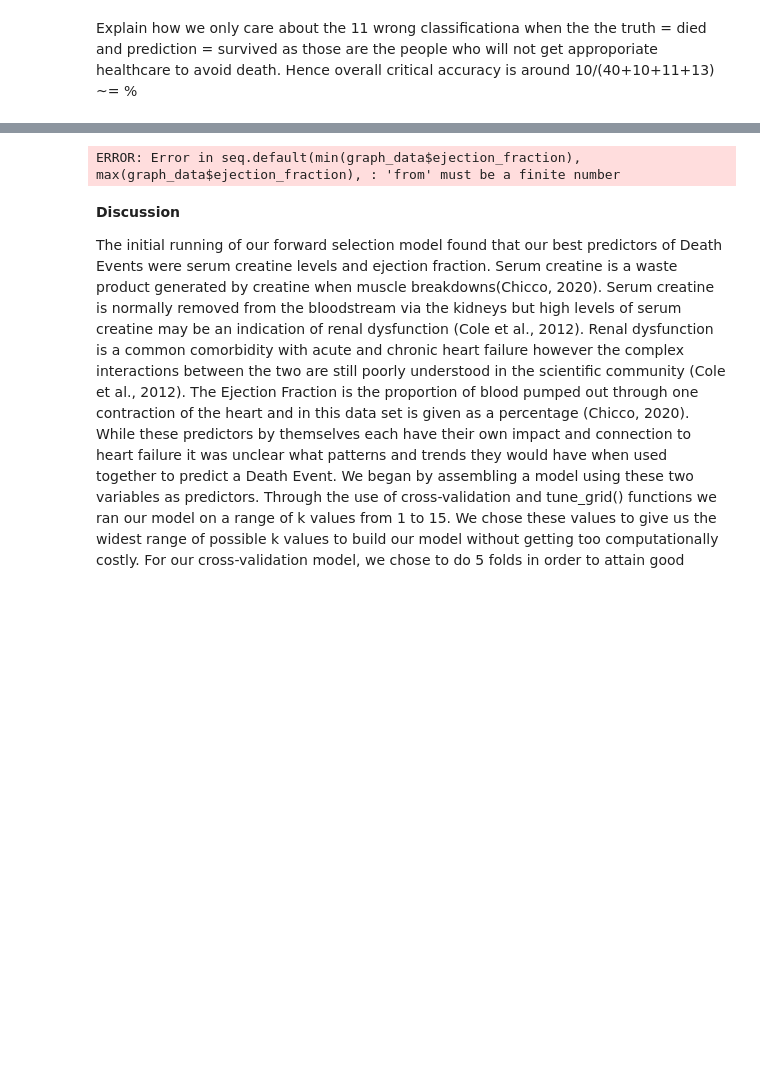
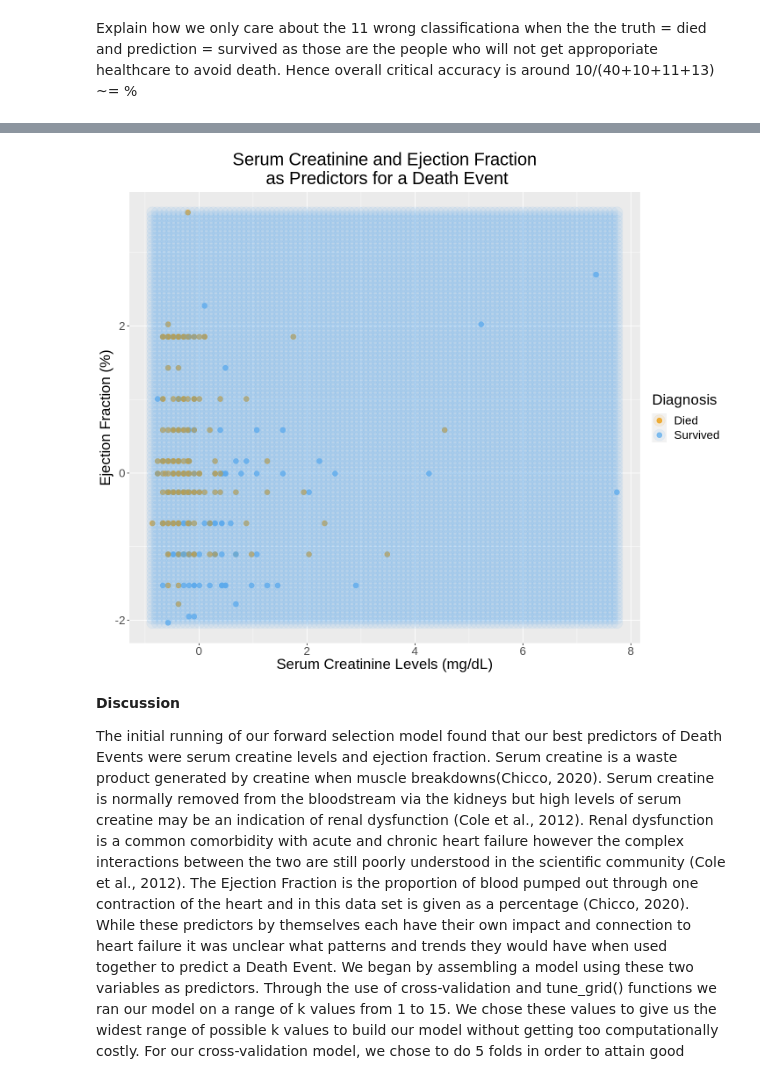
Before and after one commit to agoel25/Heart-Failure-Classifier, a Jupyter notebook: final_report.ipynb, the cells around one changed output, grey strips where cells are left out. Saved outputs shown, nothing was run; the diff lists cells and outputs as text; code cells hidden in the pictures; blank space fills up the shorter version.

```diff
--- a/final_report.ipynb
+++ b/final_report.ipynb
@@ -268,13 +277,11 @@ set.seed(42)
 options(repr.plot.height = 10, repr.plot.width = 12)
 
 #scaling all the data before plotting it
-# graph_data <- heart_data%>%
-#     select(ejection_fraction, serum_creatinine, DEATH_EVENT)%>%
-#     mutate(across(c(ejection_fraction,serum_creatinine),scale))
-
 graph_data <- recipe(DEATH_EVENT ~ ejection_fraction + serum_creatinine, data = heart_data)%>%
     step_scale(all_predictors())%>%
-    step_center(all_predictors())
+    step_center(all_predictors())%>%
+    prep()%>%
+    bake(heart_data)
 
 
 # create the grid of area/smoothness vals, and arrange in a data frame
@@ -326,4 +329,4 @@ Warning message in max(graph_data$ejection_fraction):
-ERROR: Error in seq.default(min(graph_data$ejection_fraction), max(graph_data$ejection_fraction), : 'from' must be a finite number
+[figure, added]
 # %% [markdown]
 **Discussion**
 
```
Also changed, not shown: parts of 4 cells of this notebook.
